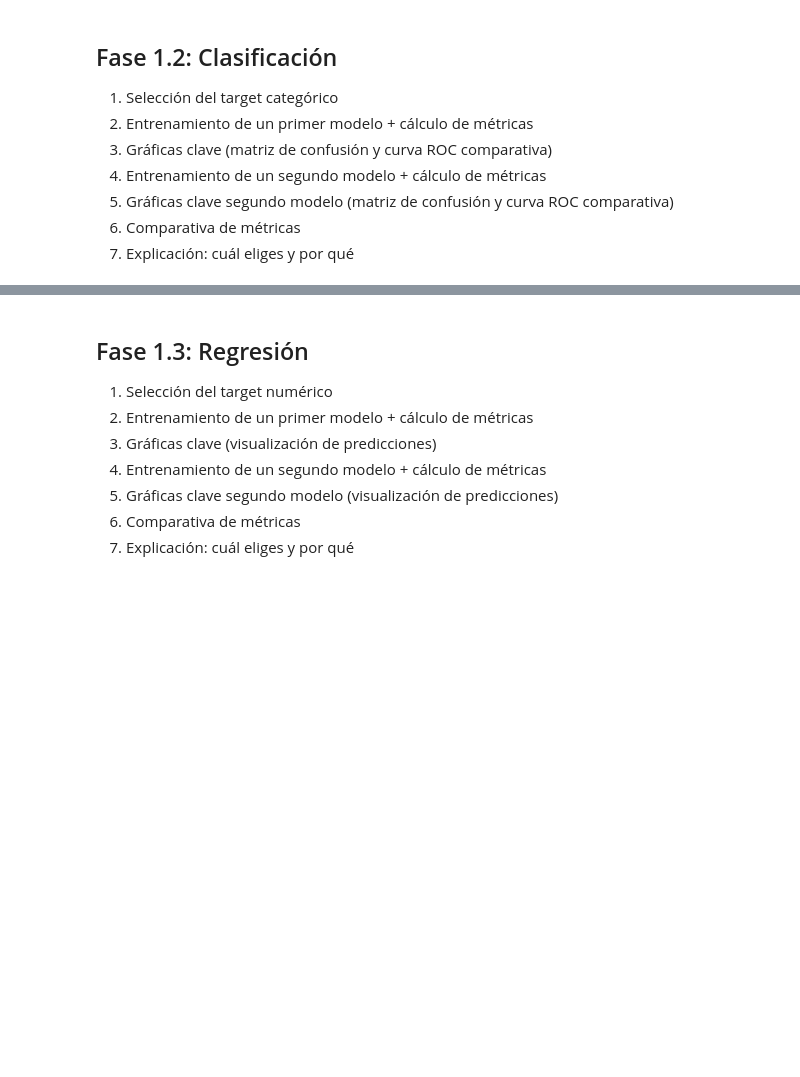
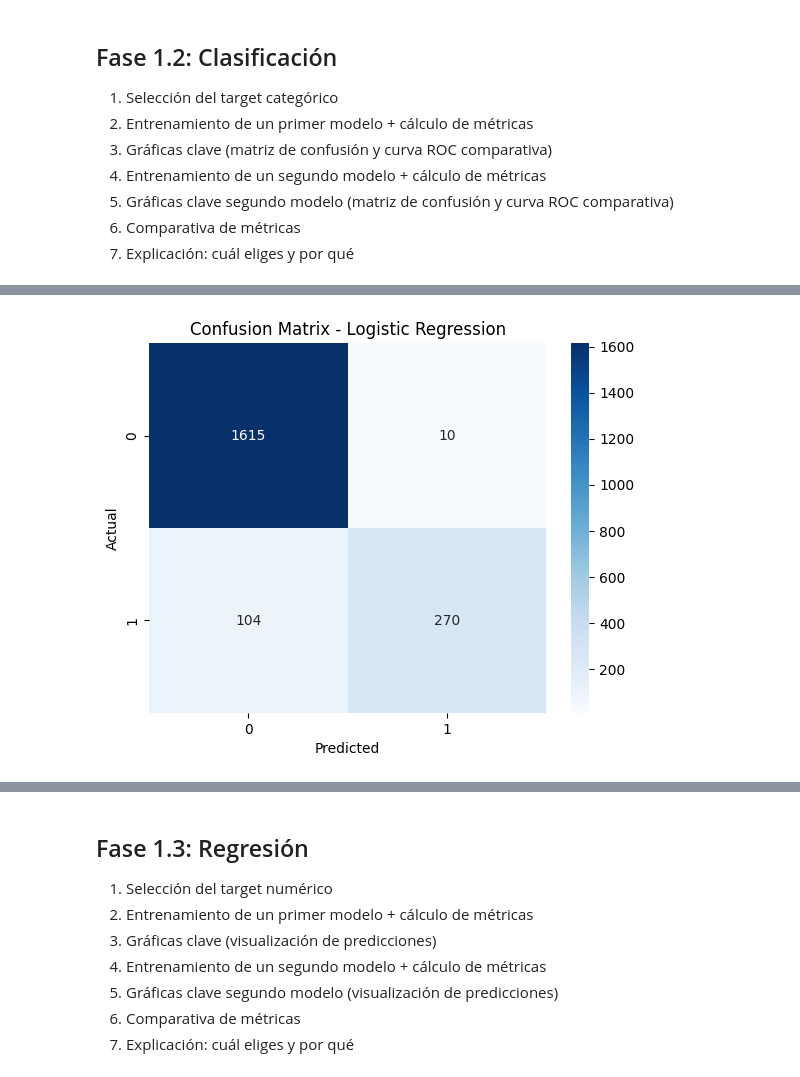
Before and after one commit to sofibarbeito/INESDI_Data-Science_ML_IA, a Jupyter notebook: [00] - Workshops/Workshop_ML_PartTime.ipynb, the cells around one changed output, grey strips where cells are left out. Cells and saved outputs as stored; diff of their text form; code cells hidden in the pictures; blank space fills up the shorter version.

```diff
--- a/[00] - Workshops/Workshop_ML_PartTime.ipynb
+++ b/[00] - Workshops/Workshop_ML_PartTime.ipynb
@@ -302,0 +301,8 @@ plt.show()
+# %%
+# Desarrolla tu código de Clasificación
+#Selección del Target Categórico
+# Variables predictoras
+X = df_encoded.drop(columns=["Loss","Profit"])
+
+# Target
+y = df_encoded["Loss"]
@@ -302,0 +316,24 @@ plt.show()
+# %%
+#Entrenamiento del primer modelo (Regresión logística)
+from sklearn.linear_model import LogisticRegression
+from sklearn.metrics import classification_report
+
+# Correcting X by dropping non-numeric and non-encoded categorical columns
+X = df_encoded.drop(columns=[
+    "Loss", "Profit", "Order ID", "Order Date", "Ship Date", "Customer ID",
+    "Customer Name", "Country", "City", "State", "Product ID", "Sub-Category", "Product Name"
+])
+
+# Re-split the dataset with the corrected X
+X_train, X_test, y_train, y_test = train_test_split(
+    X, y, test_size=0.2, random_state=42, stratify=y
+)
+
+lr = LogisticRegression(max_iter=1000)
+
+lr.fit(X_train, y_train)
+
+y_pred_lr = lr.predict(X_test)
+y_prob_lr = lr.predict_proba(X_test)[:,1]
+
+print(classification_report(y_test, y_pred_lr))
@@ -302,0 +349,13 @@ plt.show()
+# %%
+#Matriz de confusión
+from sklearn.metrics import confusion_matrix
+import seaborn as sns
+import matplotlib.pyplot as plt
+
+sns.heatmap(confusion_matrix(y_test, y_pred_lr), annot=True, fmt="d", cmap="Blues")
+plt.title("Confusion Matrix - Logistic Regression")
+plt.xlabel("Predicted")
+plt.ylabel("Actual")
+plt.show()
+# %% [output]
+[figure, added]
```
Also changed, not shown: parts of 8 cells of this notebook.
